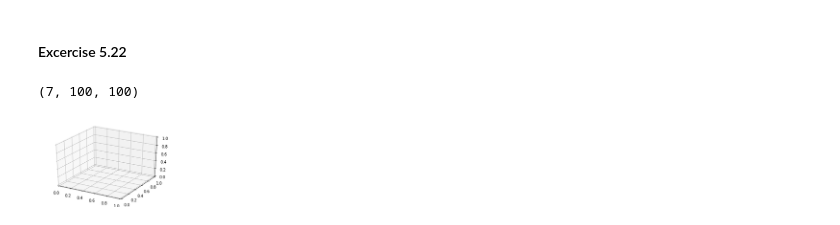
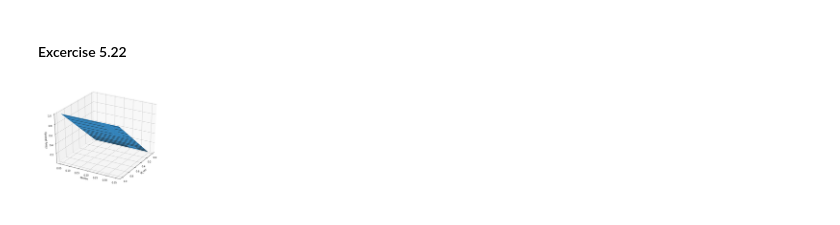
Before and after one commit to jsgenan/persp-model-econ_W19, a Jupyter notebook: ProblemSets/PS3/PS3_NanGe.ipynb, the cells around one changed output. Cells and saved outputs as stored; diff of their text form; code cells hidden in the pictures.

```diff
--- a/ProblemSets/PS3/PS3_NanGe.ipynb
+++ b/ProblemSets/PS3/PS3_NanGe.ipynb
@@ -226,9 +229,17 @@ dist(V_init, V_new)
 #### Excercise 5.19
 # %%
 V_init = V_new
-EV_prime = (V_init @ gamma).reshape((N,1))
+#V_init[~c_pos] = -9e+4
+EV_prime = V_init @ gamma.reshape((M,1)) #(W', 1)
 EV_prime_mat = np.tile(EV_prime.reshape((1,N)), (N,1))
 EV_prime_mat[~c_pos] = -9e+4
 EV_prime_cube = np.array([EV_prime_mat for e in range(M)])
-V_new = (eu_cube + beta*EV_prime_cube).max(axis=1).transpose()
+V_new_cube = eu_cube + beta*EV_prime_cube
+V_new = np.zeros((N,M))
+W_new = np.zeros((N,M))
+for i in range(N):
+    sheet = V_new_cube[:, i, :]
+    V_new[i] = sheet.max(axis=1)
+    W_index = np.argmax(sheet, axis=1)
+    W_new[i] = W_vec[W_index]
 # %%
@@ -255,19 +274,24 @@ toler = 1e-9
 delta = 10.0
 VF_iter = 0
 V_init = np.zeros((N,M))
+
 while delta>toler and VF_iter<maxiters:
     VF_iter += 1
-    EV_prime = (V_init @ gamma).reshape((N,1))
-    EV_prime_mat = np.tile(EV_prime.reshape((1,N)), (N,1))
+    EV_prime = V_init @ gamma.reshape((M,1)) #(W', 1)
+    EV_prime_mat = np.tile(EV_prime, (1,N))
     EV_prime_mat[~c_pos] = -9e+4
     EV_prime_cube = np.array([EV_prime_mat for e in range(M)])
-    V_new = (eu_cube + beta*EV_prime_cube).max(axis=1).transpose()
+    V_new_cube = eu_cube + beta*EV_prime_cube
+    V_new = np.zeros((N,M))
+    W_new = np.zeros((N,M))
+    for i in range(N):
+        sheet = V_new_cube[:, i, :]
+        V_new[i] = sheet.max(axis=1)
+        W_index = np.argmax(sheet, axis=1)
+        W_new[i] = W_vec[W_index]
     delta = dist(V_init, V_new)
-    W_index = np.argmax(eu_cube + beta * EV_prime_cube, axis=1) #(M,N)
-    #_prime = np.tile(W_vec, (M,1))[W_index]
     print('Iter=', VF_iter, ', distance= ', delta)
     V_init = V_new
 
-#W_prime
-W_index
+W_new
 # %% [output]
@@ -301,10 +325,14 @@ array([[0, 0, 0, 0, 0, 0, 0, 0, 0, 0, 0, 0, 0, 0, 0, 0, 0, 0, 0, 0, 0, 0,
 #### Excercise 5.22
 # %%
 from mpl_toolkits import mplot3d
-fig = plt.figure()
-ax = fig.gca(projection='3d')
-#ax.plot_surface(W_vec, epsilon, W_prime)
-W_prime.shape
+X, Y = np.meshgrid(W_vec, epsilon)
+fig = plt.figure(figsize=(10, 8))
+ax = fig.add_subplot(111, projection='3d')
+ax.plot_surface(X.T, Y.T, W_new)
+ax.set_xlabel('W_vec')
+ax.set_ylabel('epsilon')
+ax.set_zlabel('Optimal Policy')
+ax.view_init(elev=30,azim=30)
+plt.show()
 # %% [output]
-(7, 100, 100)
-[figure, old version]
+[figure, new version]
```
Also changed, not shown: parts of 10 cells of this notebook, 2 other files.
